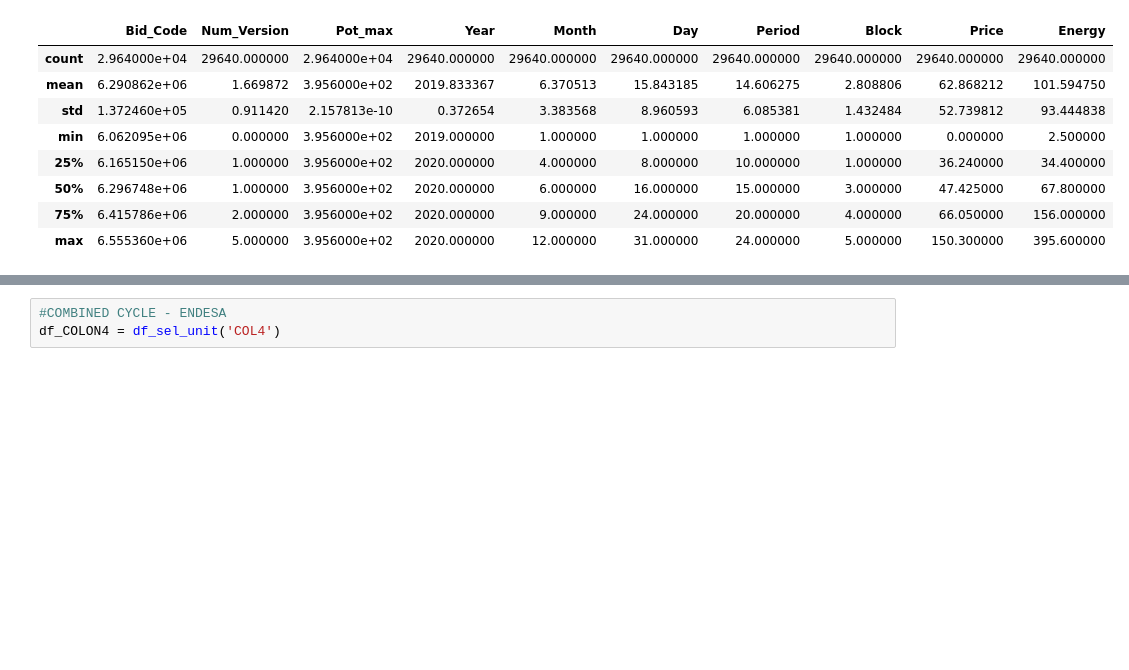
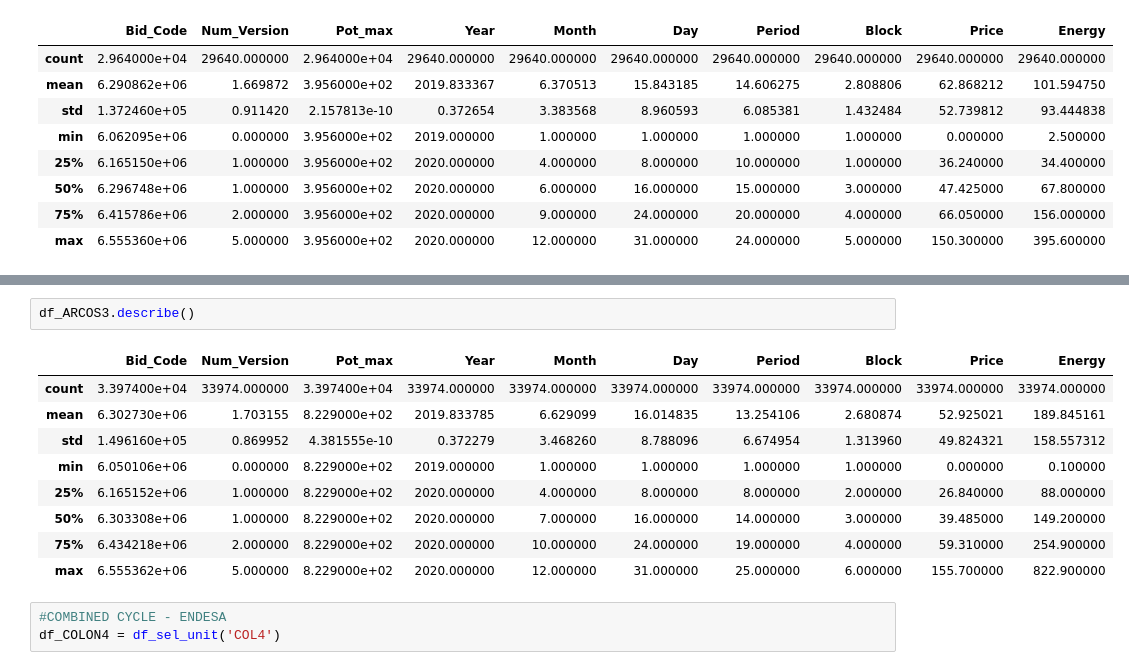
Before and after one commit to luisdelpozo/TFM, a Jupyter notebook: TFM_df_sel_unit_v0.ipynb, the cells around one changed output, grey strips where cells are left out. Drawn from its saved outputs; the diff is of its cells as text; blank space fills up the shorter version.

```diff
--- a/TFM_df_sel_unit_v0.ipynb
+++ b/TFM_df_sel_unit_v0.ipynb
@@ -676,3 +710,15 @@ df_ARCOS1.describe()
+# %%
+df_ARCOS3.describe()
+# %% [output]
+|  | Bid_Code | Num_Version | Pot_max | Year | Month | Day | Period | Block | Price | Energy |
+| count | 3.397400e+04 | 33974.000000 | 3.397400e+04 | 33974.000000 | 33974.000000 | 33974.000000 | 33974.000000 | 33974.000000 | 33974.000000 | 33974.000000 |
+| mean | 6.302730e+06 | 1.703155 | 8.229000e+02 | 2019.833785 | 6.629099 | 16.014835 | 13.254106 | 2.680874 | 52.925021 | 189.845161 |
+| std | 1.496160e+05 | 0.869952 | 4.381555e-10 | 0.372279 | 3.468260 | 8.788096 | 6.674954 | 1.313960 | 49.824321 | 158.557312 |
+| min | 6.050106e+06 | 0.000000 | 8.229000e+02 | 2019.000000 | 1.000000 | 1.000000 | 1.000000 | 1.000000 | 0.000000 | 0.100000 |
+| 25% | 6.165152e+06 | 1.000000 | 8.229000e+02 | 2020.000000 | 4.000000 | 8.000000 | 8.000000 | 2.000000 | 26.840000 | 88.000000 |
+| 50% | 6.303308e+06 | 1.000000 | 8.229000e+02 | 2020.000000 | 7.000000 | 16.000000 | 14.000000 | 3.000000 | 39.485000 | 149.200000 |
+| 75% | 6.434218e+06 | 2.000000 | 8.229000e+02 | 2020.000000 | 10.000000 | 24.000000 | 19.000000 | 4.000000 | 59.310000 | 254.900000 |
+| max | 6.555362e+06 | 5.000000 | 8.229000e+02 | 2020.000000 | 12.000000 | 31.000000 | 25.000000 | 6.000000 | 155.700000 | 822.900000 |
 # %%
 #COMBINED CYCLE - ENDESA
 df_COLON4 = df_sel_unit('COL4')
```
Also changed, not shown: parts of 9 cells of this notebook, 2 other files.
